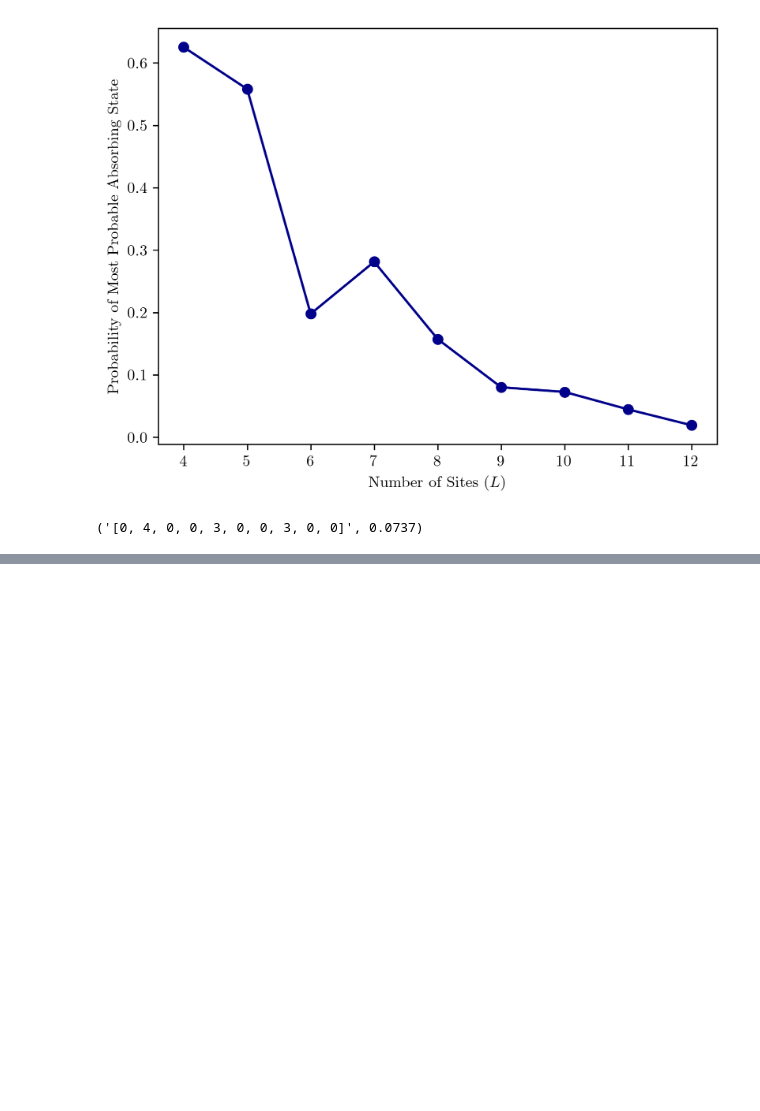
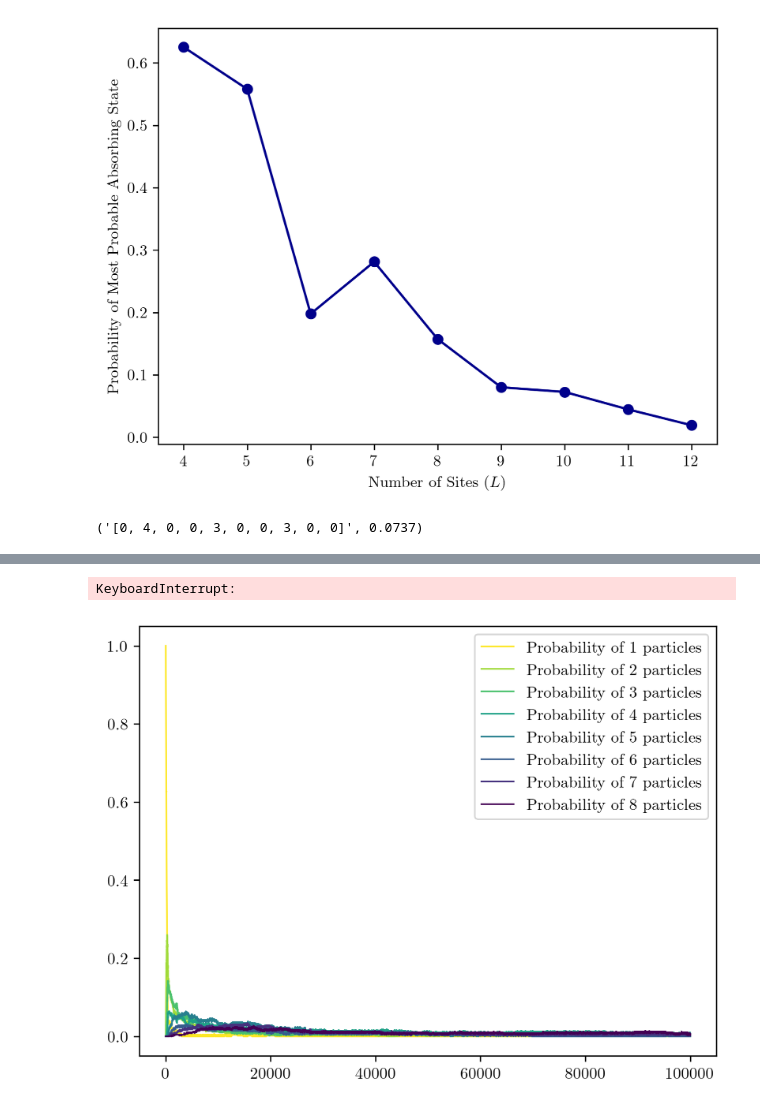
Before and after one commit to paarthtara/sfi-ucr-2025, a Jupyter notebook: target_process_sim.ipynb, the cells around one changed output, grey strips where cells are left out. Cells and saved outputs as stored; diff of their text form; code cells hidden in the pictures; blank space fills up the shorter version.

```diff
--- a/target_process_sim.ipynb
+++ b/target_process_sim.ipynb
@@ -330,0 +586,34 @@ Data.get_most_probable_absorbing_state()
+# %%
+L = 500
+config = TPConfiguration(L, beta=100)
+ProbabilitySeries = [
+    [1]
+]
+for _ in range(L-1):
+    ProbabilitySeries.append([0])
+NumberOfStacks = [L]
+Time = 1_000_000
+
+for _ in tqdm(range(Time)):
+    config.evolve()
+    for k in range(1, L + 1):
+        prob_of_k_particles = config.probability_of_k_particles_at_a_site(k)
+        ProbabilitySeries[k - 1].append(prob_of_k_particles)
+    NumberOfStacks.append(config.get_num_of_occupied_sites())
+# %% [output]
+KeyboardInterrupt:
+# %%
+lst = [0,1,2,3,4,5, 6, 7]
+colors = plt.cm.viridis(np.linspace(0, 1, len(lst)))
+howMany = None
+
+TimeSeries = list(range(Time + 1))
+for k in lst:
+    if howMany is None:
+        plt.plot(TimeSeries, ProbabilitySeries[k], label=f"Probability of ${k+1}$ particles", color=colors[(len(lst)-1)-k % len(lst)], linewidth=1)
+    else:
+        plt.plot(TimeSeries[-howMany:], ProbabilitySeries[k][-howMany:], label=f"Probability of ${k}$ particles", color=colors[(len(lst)-1)-k % len(lst)], linewidth=1)
+plt.legend()
+plt.show()
+# %% [output]
+[figure, added]
```
Also changed, not shown: parts of 28 cells of this notebook, 1 other file.
